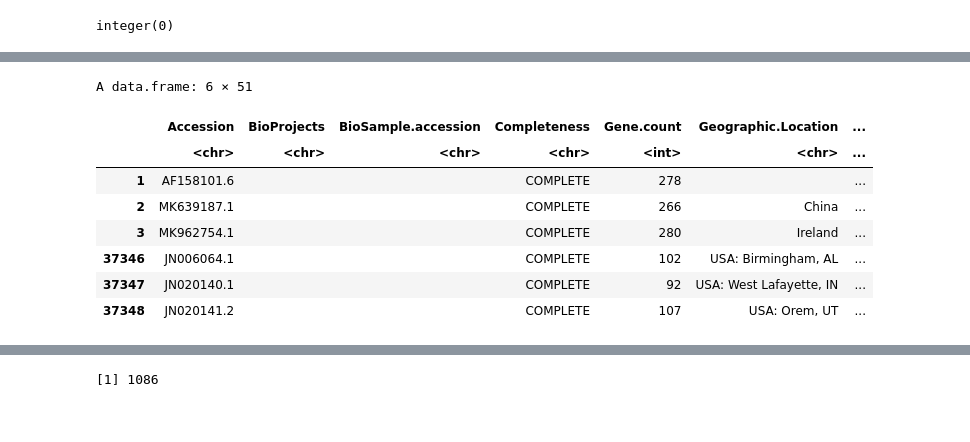
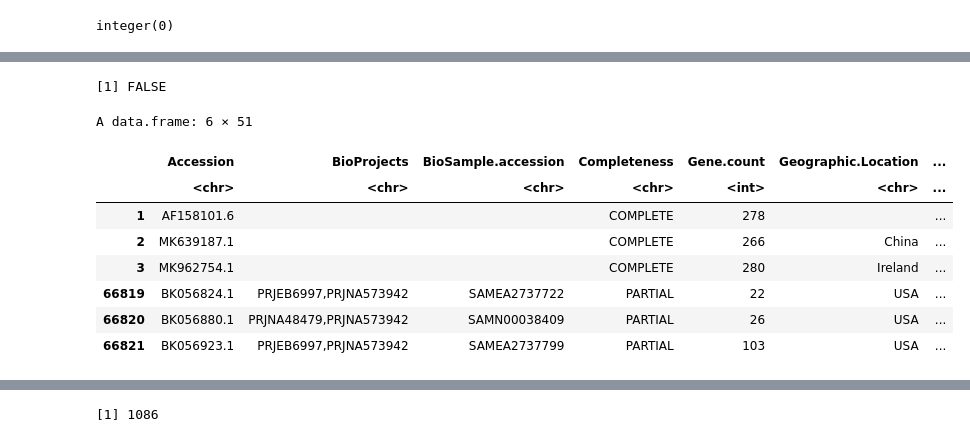
Before and after one commit to fineranlab/phage-genome-arabinosylation, a Jupyter notebook: bin/B_detect-arabinosylation-genes.ipynb, the cells around one changed output, grey strips where cells are left out. Drawn from its saved outputs; the diff is of its cells as text; code cells hidden in the pictures.

```diff
--- a/bin/B_detect-arabinosylation-genes.ipynb
+++ b/bin/B_detect-arabinosylation-genes.ipynb
@@ -154,24 +206,0 @@ List of 2
-# %%
-# Modify training set annotations
-
-## Entry keys
-training$features$protein_key <- paste(
-    training$features$Gene.CDS.Protein.FASTA.Sequence.ID,
-    training$features$Gene.CDS.Protein.FASTA.Title
-)
-
-## Protein sequences
-index <- match(training$features$protein_key, names(training$protein))
-training$features$protein_seq <- as.character(training$protein)[index]
-# %%
-# Modify validation set annotations
-
-## Entry keys
-validation$features$protein_key <- paste(
-    validation$features$Gene.CDS.Protein.FASTA.Sequence.ID,
-    validation$features$Gene.CDS.Protein.FASTA.Title
-)
-
-## Protein sequences
-index <- match(validation$features$protein_key, names(validation$protein))
-validation$features$protein_seq <- as.character(validation$protein)[index]
@@ -196,34 +318,50 @@ for (i in excel_sheets(in_tables)) {
 # %%
 # Create summary report
 
 ## Add dataset info
 training$metadata$set <- 'training'
 validation$metadata$set <- 'validation'
 test$metadata$set <- 'test'
 test2$metadata$set <- 'test2'
 
 ## Combine
 report <- rbind(
     training$metadata,
     validation$metadata,
     test$metadata,
     test2$metadata
-) %>% unique()
+)
+any(duplicated(report$Accession))
 
-## Extract genus
-report$genus <- str_split(report$Host.Name, ' ', simplify=TRUE)[,1]
+## Extract host genus
+report$genus <- case_when(
+    report$Host.Name == 'human metagenome' ~ "Metagenome",
+    report$Host.Name == 'Homo sapiens' ~ "Metagenome",
+    report$Host.Name == 'Bos taurus' ~ "Metagenome",
+    report$Host.Name == 'Sus scrofa' ~ "Metagenome",
+    str_detect(report$Host.Name, 'Aves') ~ "Metagenome",
+    str_detect(report$Host.Name, 'Apis') ~ "Metagenome",
+    str_detect(report$Host.Name, 'Bombyx') ~ "Metagenome",
+    str_detect(report$Host.Name, '\\[Arthrobacter') ~ "Arthrobacter",
+    str_detect(report$Host.Name, '\\[Clostridium') ~ "Clostridium",
+    str_detect(report$Host.Name, '\\[Ruminococcus') ~ "Ruminococcus",
+    report$Host.Name == '' ~ "Unknown",
+    .default = report$Host.Name
+)
+report$genus <- str_split(report$genus, ' ', simplify=TRUE)[,1]
 
 ## View
 rbind(head(report,3),tail(report,3))
 # %% [output]
-A data.frame: 6 × 51
+[1] FALSE
+A data.frame: 6 × 51
 |  | Accession | BioProjects | BioSample.accession | Completeness | Gene.count | Geographic.Location | ... |
 |  | <chr> | <chr> | <chr> | <chr> | <int> | <chr> | ... |
 | 1 | AF158101.6 |  |  | COMPLETE | 278 |  | ... |
 | 2 | MK639187.1 |  |  | COMPLETE | 266 | China | ... |
 | 3 | MK962754.1 |  |  | COMPLETE | 280 | Ireland | ... |
-| 37346 | JN006064.1 |  |  | COMPLETE | 102 | USA: Birmingham, AL | ... |
-| 37347 | JN020140.1 |  |  | COMPLETE | 92 | USA: West Lafayette, IN | ... |
-| 37348 | JN020141.2 |  |  | COMPLETE | 107 | USA: Orem, UT | ... |
+| 66819 | BK056824.1 | PRJEB6997,PRJNA573942 | SAMEA2737722 | PARTIAL | 22 | USA | ... |
+| 66820 | BK056880.1 | PRJNA48479,PRJNA573942 | SAMN00038409 | PARTIAL | 26 | USA | ... |
+| 66821 | BK056923.1 | PRJEB6997,PRJNA573942 | SAMEA2737799 | PARTIAL | 103 | USA | ... |
 # %%
 # Representativeness of data sets
```
Also changed, not shown: parts of 54 cells of this notebook, 2 other files.
